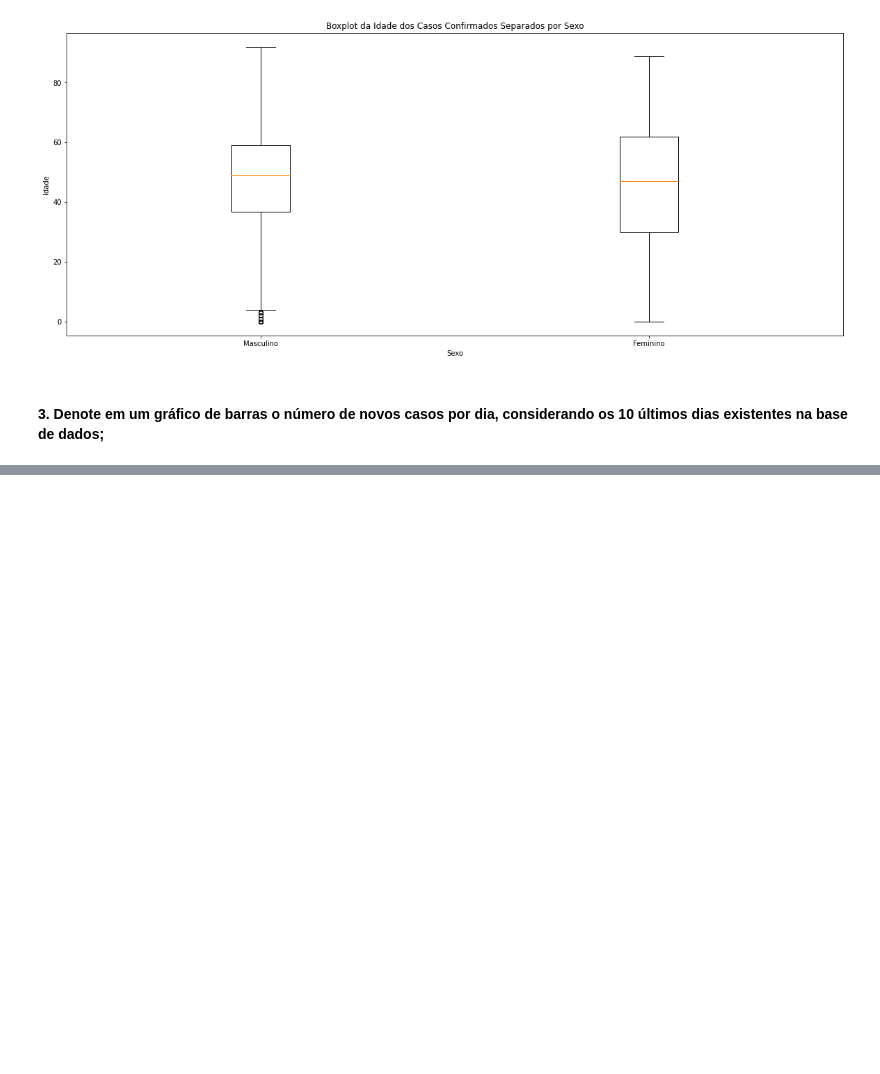
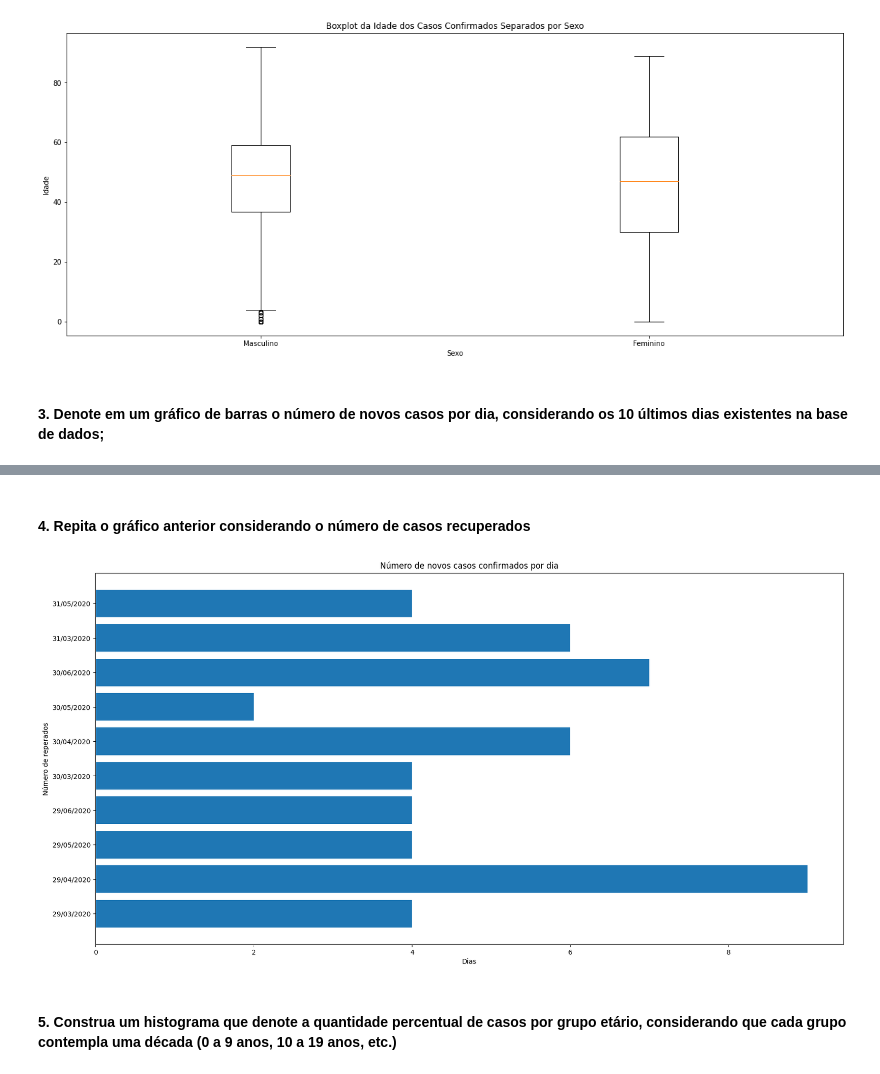
Before and after one commit to cetdo/redesneurais1, a Jupyter notebook: Analise.ipynb, the cells around one changed output, grey strips where cells are left out. Drawn from its saved outputs; the diff is of its cells as text; code cells hidden in the pictures; blank space fills up the shorter version.

```diff
--- a/Analise.ipynb
+++ b/Analise.ipynb
@@ -257,0 +265,29 @@ plt.barh(date_df.head(10)['date'], date_df.head(10)['new_cases'])
+# %% [markdown]
+#### 4. Repita o gráfico anterior considerando o número de casos recuperados
+# %%
+# get recovered dataframe
+recoverd_df = confirmed.where(confirmed['_conclusao'] == 'Recuperado').dropna()
+
+# get date_notification series from recoverd
+date_notification = recoverd_df['_dt_notificacao'].value_counts()
+
+# create date dataframe
+frame = {'date': date_notification.index, 'new_cases': date_notification.values}
+date_df = pandas.DataFrame(frame)
+date_df = date_df.sort_values('date', ascending=False)
+
+# create view
+plt.rcdefaults()
+fig, ax = plt.subplots(figsize=(20,10))
+
+ax.barh(date_df.head(10)['date'], date_df.head(10)['new_cases'])
+ax.invert_yaxis()  # labels read top-to-bottom
+ax.set_xlabel('Dias')
+ax.set_ylabel('Número de reperados')
+ax.set_title('Número de novos casos confirmados por dia')
+
+plt.show()
+# %% [output]
+[figure, added]
+# %% [markdown]
+#### 5. Construa um histograma que denote a quantidade percentual de casos por grupo etário, considerando que cada grupo contempla uma década (0 a 9 anos, 10 a 19 anos, etc.)
```
Also changed, not shown: parts of 1 cell of this notebook.
